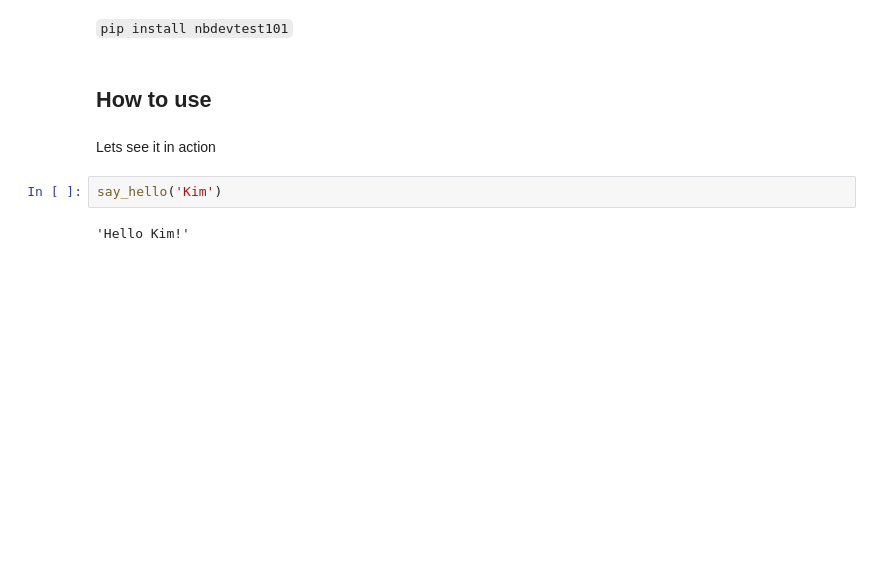
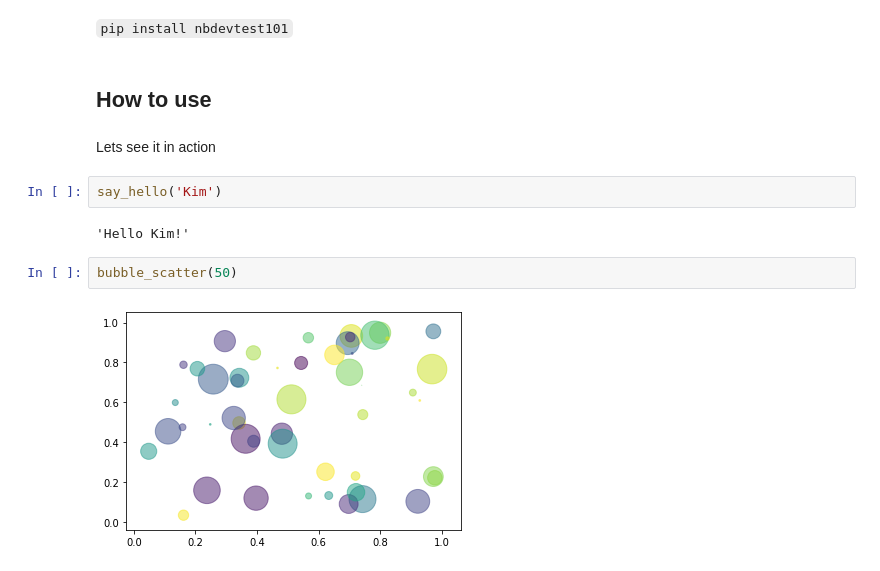
Before and after one commit to mathewhall100/nbdevtest101, a Jupyter notebook: index.ipynb, the cells around one changed output. Drawn from its saved outputs; the diff is of its cells as text; blank space fills up the shorter version.

```diff
--- a/index.ipynb
+++ b/index.ipynb
@@ -50,3 +72,7 @@ Lets see it in action
 say_hello('Kim')
 # %% [output]
 'Hello Kim!'
+# %%
+bubble_scatter(50)
+# %% [output]
+[figure, added]
```
Also changed, not shown: parts of 3 cells of this notebook, 7 other files.
